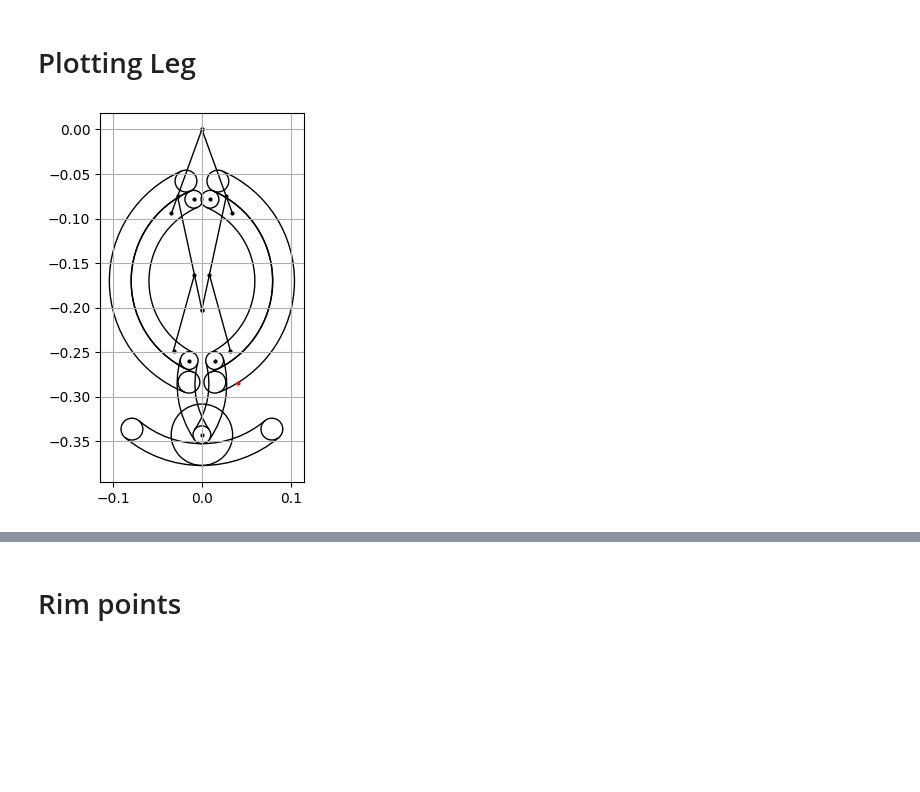
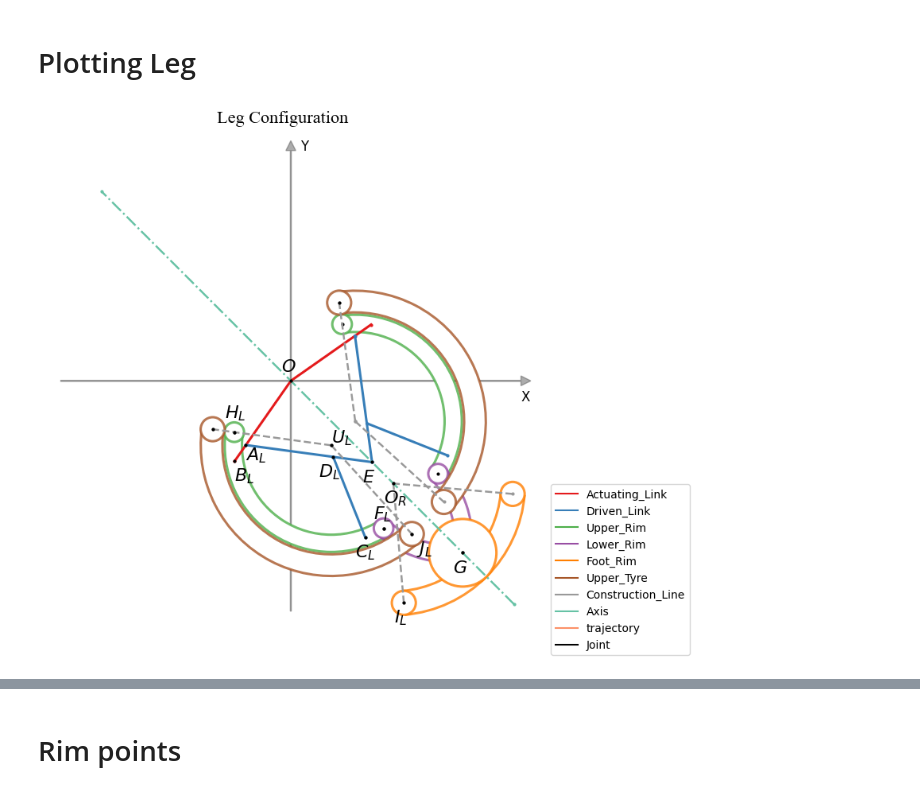
Before and after one commit to Starlee-0514/LegWheel, a Jupyter notebook: Note/Note.ipynb, the cells around one changed output, grey strips where cells are left out. Cells and saved outputs as stored; diff of their text form; code cells hidden in the pictures; blank space fills up the shorter version.

```diff
--- a/Note/Note.ipynb
+++ b/Note/Note.ipynb
@@ -24,7 +24,7 @@ Leg = LegModel.LegModel()
 def complex_to_vec(pos):
     return np.array(pos.real, pos.imag)
 # %%
-def plot_point(ax, point, color='red',plot_leg=PlotLeg.PlotLeg()):
-    point = ax.plot(point[0], point[1], marker='o', color=color, markersize=plot_leg.leg_shape.mark_size, zorder=plot_leg.leg_shape.zorder+0.00001)[0]
+def plot_point(ax, point, color='red',plot_leg=PlotLeg.PlotLeg(), zorder=None):
+    point = ax.plot(point[0], point[1], marker='o', color=color, markersize=plot_leg.leg_shape.mark_size, zorder=zorder if zorder is not None else plot_leg.leg_shape.zorder+0.00001)[0]
 # %% [markdown]
 # Plotting Leg
@@ -31,12 +55,76 @@ def plot_point(ax, point, color='red',plot_leg=PlotLeg.PlotLeg()):
+# %%
+def plot_axis(ax, size):
+    arrow_length = size*2 - 0.03
+    axis_color = ("#5A5A5A",0.5)      # color, transparency
+    ax.arrow(-arrow_length/2, 0, arrow_length, 0,
+            head_width=0.01, head_length=0.01,
+            fc=axis_color, ec=axis_color, zorder=0)
+
+    ax.arrow(0, -arrow_length/2, 0, arrow_length,
+            head_width=0.01, head_length=0.01,
+            fc=axis_color, ec=axis_color, zorder=0)
+
+    ax.text(arrow_length/2, -0.02, 'X', fontsize=12, color='k')
+    ax.text(0.01, arrow_length/2, 'Y', fontsize=12, color='k')
 # %%
 import matplotlib.pyplot as plt
+
 plot_leg = PlotLeg.PlotLeg()  # rad
-ax = plot_leg.plot_by_angle(np.deg2rad(160), np.deg2rad(0))
-# plot_leg.setting(mark_size=10, line_width=3, color='red')
-# ax.plot(complex_to_vec(plot_leg.rim_point(40)), marker='o', color='red', markersize=plot_leg.leg_shape.mark_size, zorder=plot_leg.leg_shape.zorder+0.00001) # plot the ground point
-# ax.plot(plot_leg.rim_point(0)[0],plot_leg.rim_point(0)[1], marker='o', color='red', markersize=plot_leg.leg_shape.mark_size, zorder=plot_leg.leg_shape.zorder+0.00001) # plot the ground point
-plot_point(ax, plot_leg.rim_point(50), color='red', plot_leg=plot_leg)
-ax.grid()
+plot_leg.leg_shape.link_alpha = 1
+plot_leg.leg_shape.line_width = 2.2
+plot_leg.leg_shape.set_variable('Construction', True)
+color_label = plot_leg.leg_shape.color_label
+zorder = plot_leg.leg_shape.zorder
+theta = np.deg2rad(100)
+beta = np.deg2rad(45)
+
+fig, ax = plt.subplots(figsize=(8,8))
+plot_leg.plot_by_angle(theta, beta, ax=ax)
+
+# Set equal aspect ratio and axis
+ax.set_aspect('equal')
+fig_label_limit = 0.25
+ax.set_ylim(-fig_label_limit, fig_label_limit)
+ax.set_xlim(-fig_label_limit, fig_label_limit)
+ax.set_xlabel('X (m)', fontsize=14)
+ax.set_ylabel('Y (m)', fontsize=14)
+ax.axis('off')
+
+# Add arrows to show coordinate system
+plot_axis(ax, fig_label_limit)
+
+offset_List = {'H_l':(-0.01,0.015),
+               'A_l':(0,-0.015),
+               'B_l':(0,-0.02),
+               'U_l':(0,0.003),
+               'D_l':(-0.015,-0.02),
+               'F_l':(-0.01,0.01),
+               'J_l':(0.005,-0.02)}
+
+# plot_point(ax, plot_leg.rim_point(0), color='red', plot_leg=plot_leg)
+plot_leg.to_vector()
+for p in Point_List:
+    try:
+        p_leg = plot_leg[p]
+        plot_point(ax, p_leg, color=color_label['Joint'], plot_leg=plot_leg, zorder=zorder+1)
+        offset_x = -0.01
+        offset_y = -0.02
+        if p in offset_List.keys():
+            offset_x, offset_y = offset_List[p]
+        if 'extend' not in p:
+            ax.text(p_leg[0]+offset_x, p_leg[1]+offset_y, f'${p.upper()}$', fontsize=16, zorder=4, font='Times New Roman', fontstyle='oblique')
+    except Exception as e:
+        print(f'Error plotting {p}: {e}')
+# Plot the origin point
+plot_point(ax, (0,0), color=color_label['Joint'], plot_leg=plot_leg, zorder=zorder+1)
+ax.text(-0.01, 0.01, f'$O$', fontsize=16, zorder=4, font='Times New Roman', fontstyle='oblique')
+
+# Add Legend
+for C in color_label.keys():
+    ax.plot([], [], color=color_label[C], label=C)
+ax.legend(bbox_to_anchor=(1.02, 0.3), loc='upper left')
+# ax.grid()
+fig.suptitle('Leg Configuration', fontsize=16, y=0.92, font='Times New Roman')
 plt.show()
 # %% [output]
-[figure, old version]
+[figure, new version]
```
Also changed, not shown: parts of 29 cells of this notebook.
